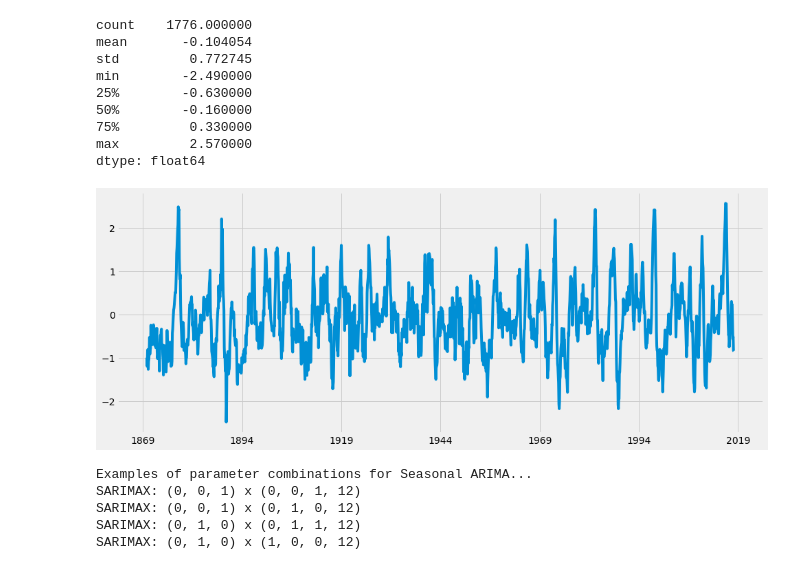
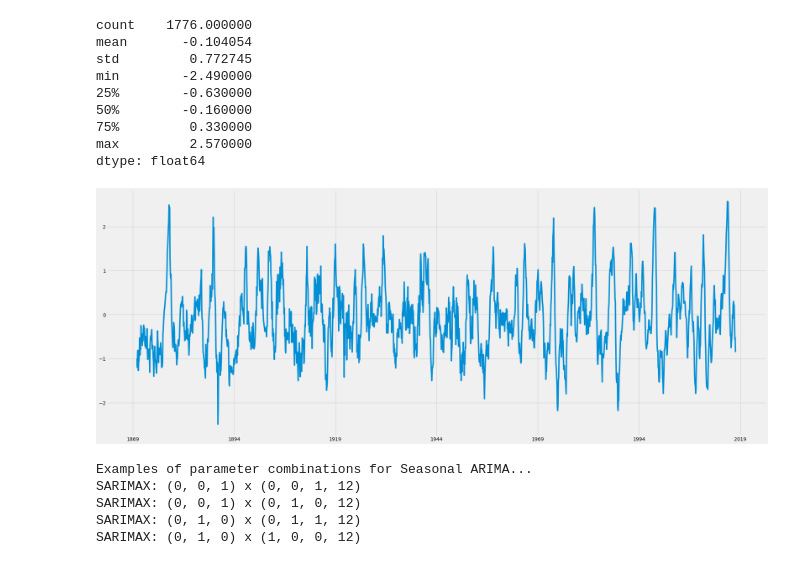
Before and after one commit to KrisCheng/Deep4Cli, a Jupyter notebook: single_nino_index/ARIMA_model/ARIMA_ENSO_no_preprocessing.ipynb, the cells around one changed output. Cells and saved outputs as stored; diff of their text form; code cells hidden in the pictures.

```diff
--- a/single_nino_index/ARIMA_model/ARIMA_ENSO_no_preprocessing.ipynb
+++ b/single_nino_index/ARIMA_model/ARIMA_ENSO_no_preprocessing.ipynb
@@ -26,19 +26,19 @@ plt.style.use('fivethirtyeight')
 # %%
 series = pd.Series.from_csv('../../data/oni/csv/nino34_anomaly.csv')
 print(series.describe())
-series.plot(figsize=(15, 6))
+series.plot(figsize=(30, 12))
 plt.show()
 # %% [output]
 count    1776.000000
 mean       -0.104054
 std         0.772745
 min        -2.490000
 25%        -0.630000
 50%        -0.160000
 75%         0.330000
 max         2.570000
 dtype: float64
-[figure, old version]
+[figure, new version]
 # %%
 # Define the p, d and q parameters to take any value between 0 and 2
 p = d = q = range(0, 2)
```
Also changed, not shown: parts of 7 cells of this notebook, 2 other files.
